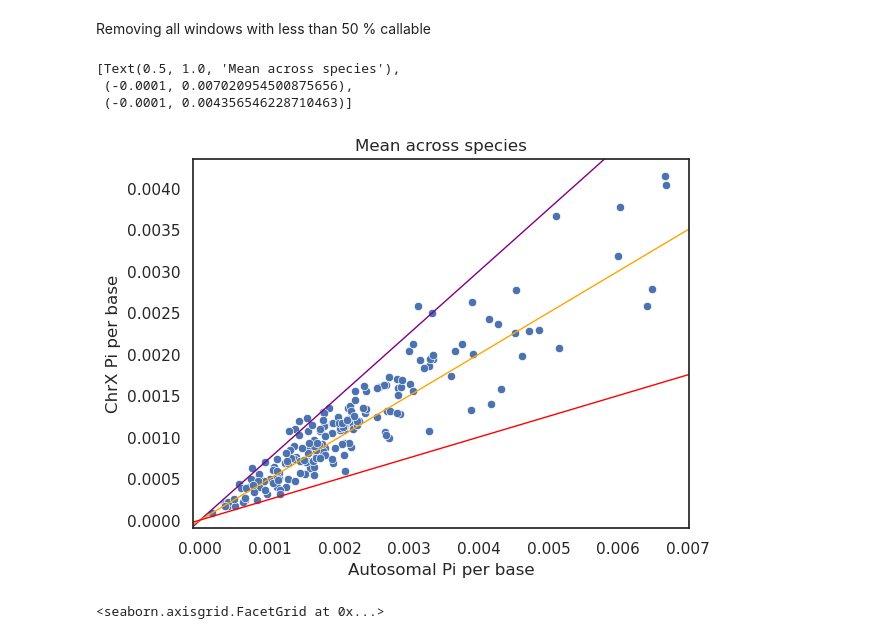
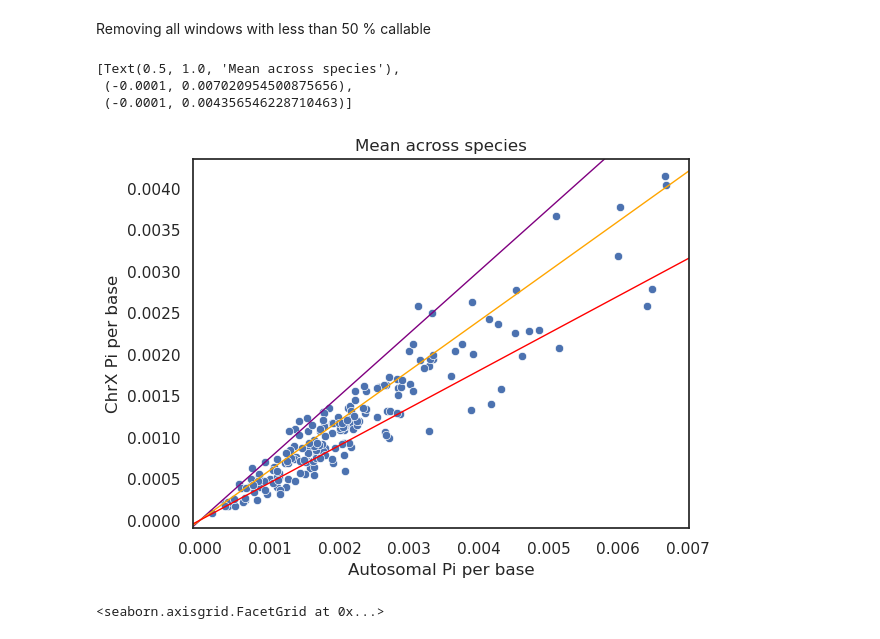
Before and after one commit to erikfogh/selection_primates, a Jupyter notebook: notebooks/main05_pi_stats.ipynb, the cells around one changed output. Drawn from its saved outputs; the diff is of its cells as text; code cells hidden in the pictures.

```diff
--- a/notebooks/main05_pi_stats.ipynb
+++ b/notebooks/main05_pi_stats.ipynb
@@ -145,21 +147,21 @@ filt_pi_df = all_pi_df.loc[all_pi_df.callable_frac >= 0.5]
 # %%
 mean_pi_df = filt_pi_df.groupby(["species","chr_type"])[["pi"]].mean()
 mean_pi_df = mean_pi_df.reset_index().pivot(columns="chr_type", index="species", values="pi")
 mean_pi_df["Autosomal Pi per base"] = mean_pi_df.aut/100000
 mean_pi_df["ChrX Pi per base"] = mean_pi_df.chrX/100000
 mean_pi_df["X_a_ratio"] = mean_pi_df.chrX/mean_pi_df.aut
 mean_pi_df["X/A ratio"] = mean_pi_df.chrX/mean_pi_df.aut
 mean_pi_df = mean_pi_df.reset_index()
 plt.axline((0, 0), slope=0.75, linewidth=1, color='purple')
-plt.axline((0, 0), slope=0.5, linewidth=1, color='orange')
-plt.axline((0, 0), slope=0.25, linewidth=1, color='red')
+plt.axline((0, 0), slope=0.6, linewidth=1, color='orange')
+plt.axline((0, 0), slope=0.45, linewidth=1, color='red')
 g = sns.scatterplot(mean_pi_df, x="Autosomal Pi per base", y="ChrX Pi per base")
 g.set(title="Mean across species", xlim=(-0.0001, None), ylim=(-0.0001, None))
 # %% [output]
 [Text(0.5, 1.0, 'Mean across species'),
  (-0.0001, 0.007020954500875656),
  (-0.0001, 0.004356546228710463)]
-[figure, old version]
+[figure, new version]
 # %%
 mean_pi_df["Group"] = mean_pi_df.species.map(dict(zip(metadata_20x_filt.species_genotyping, metadata_20x_filt.group)))
 g = sns.FacetGrid(mean_pi_df.loc[mean_pi_df.Group.isin(["OWM", "PLA", "STR", "APE"])].sort_values(by="Group", ascending=False), col="Group",  col_wrap = 1)
```
Also changed, not shown: parts of 6 cells of this notebook, 23 other files.
